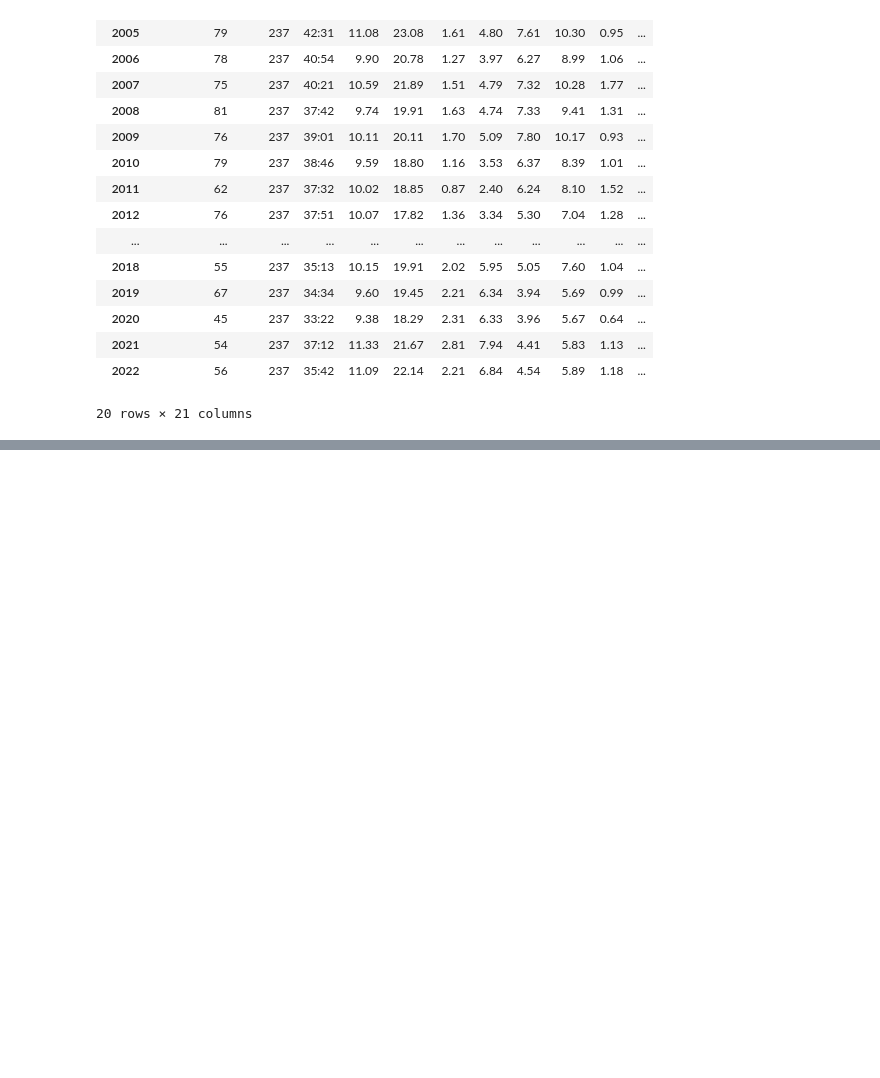
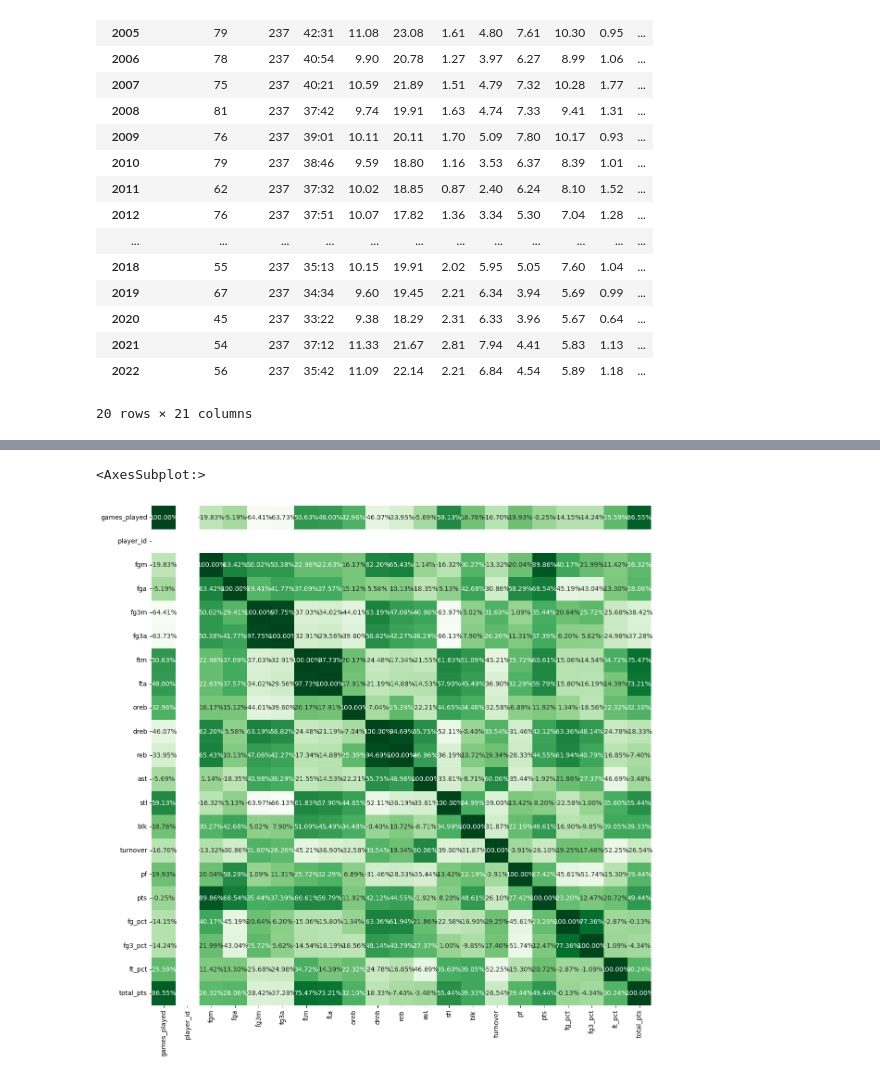
Before and after one commit to ariel-seebarran/lebron-points, a Jupyter notebook: lebron points code.ipynb, the cells around one changed output, grey strips where cells are left out. Saved outputs shown, nothing was run; the diff lists cells and outputs as text; code cells hidden in the pictures; blank space fills up the shorter version.

```diff
--- a/lebron points code.ipynb
+++ b/lebron points code.ipynb
@@ -54,3 +56,7 @@ display(df)
 | 2021 | 54 | 237 | 37:12 | 11.33 | 21.67 | 2.81 | 7.94 | 4.41 | 5.83 | 1.13 | ... |
 | 2022 | 56 | 237 | 35:42 | 11.09 | 22.14 | 2.21 | 6.84 | 4.54 | 5.89 | 1.18 | ... |
 20 rows × 21 columns
+# %%
+# Add total points column
+
+df['total_pts'] = df['pts'] * df['games_played']
@@ -56,0 +123,12 @@ display(df)
+# %%
+corr = df.corr()
+corr.shape
+
+import matplotlib.pyplot as plt
+import seaborn as sns
+
+plt.figure(figsize=(14,14))
+sns.heatmap(corr, cbar=False, square= True, fmt='.2%', annot=True, cmap='Greens')
+# %% [output]
+<AxesSubplot:>
+[figure, added]
```
Also changed, not shown: parts of 6 cells of this notebook.
